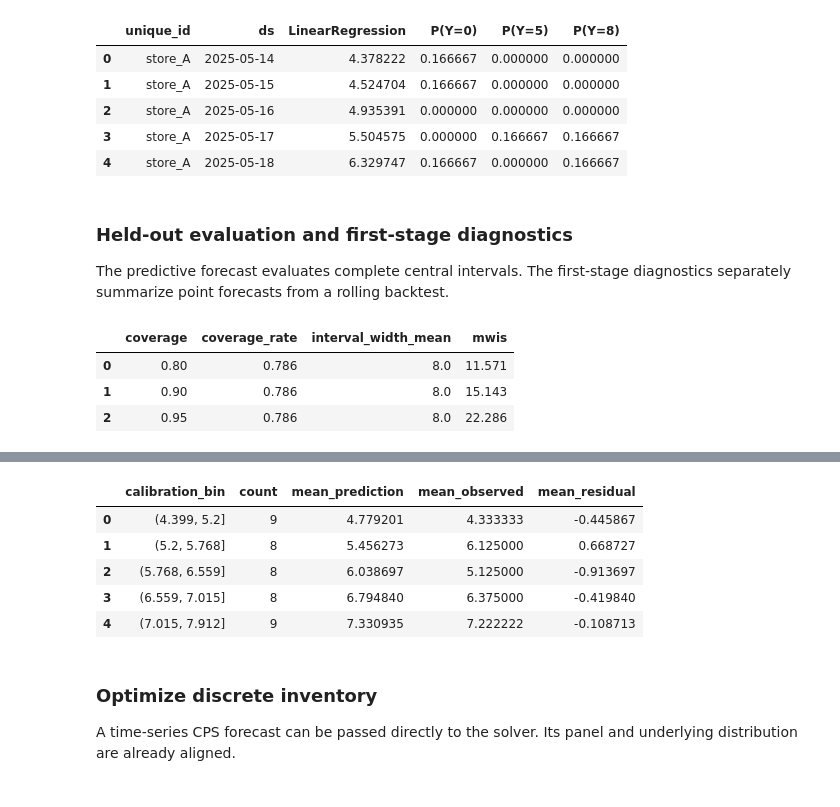
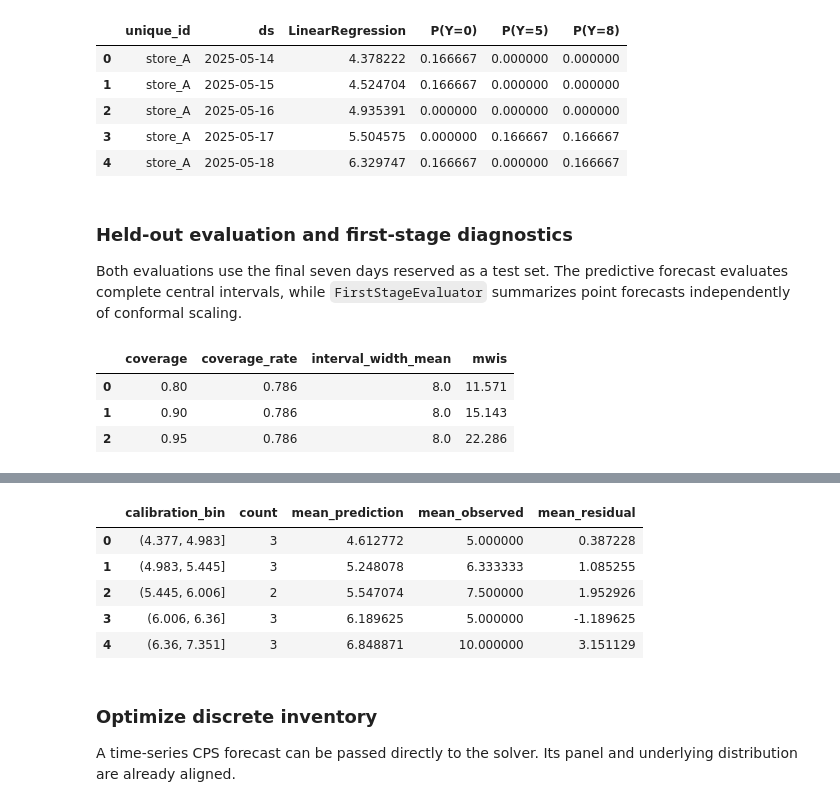
Before and after one commit to heylucasleao/tinyconformal, a Jupyter notebook: examples/series/cps.ipynb, the cells around one changed output, grey strips where cells are left out. Saved outputs shown, nothing was run; the diff lists cells and outputs as text; code cells hidden in the pictures.

```diff
--- a/examples/series/cps.ipynb
+++ b/examples/series/cps.ipynb
@@ -107,19 +107,23 @@ count_forecast.pmf([0, 5, 8]).head()
 # %% [markdown]
 ### Held-out evaluation and first-stage diagnostics
 
-The predictive forecast evaluates complete central intervals. The first-stage diagnostics separately summarize point forecasts from a rolling backtest.
+Both evaluations use the final seven days reserved as a test set. The predictive forecast evaluates complete central intervals, while `FirstStageEvaluator` summarizes point forecasts independently of conformal scaling.
 # %%
-count_observed = count_test.sort_values(["unique_id", "ds"])["y"].to_numpy()
+count_test = count_test.sort_values(["unique_id", "ds"]).reset_index(drop=True)
+count_observed = count_test["y"].to_numpy()
 display(count_forecast.evaluate(count_observed, coverages=[0.80, 0.90, 0.95]))
 
-count_backtest = count_learner.cross_validation(
-    count_train, n_windows=3, h=horizon, static_features=[]
+count_first_stage_test = count_forecast.to_frame().merge(
+    count_test[["unique_id", "ds", "y"]],
+    on=["unique_id", "ds"],
+    how="inner",
+    validate="one_to_one",
 )
 display(FirstStageEvaluator.evaluate(
-    count_backtest, prediction_col="LinearRegression", time_col="ds", id_col="unique_id"
+    count_first_stage_test, prediction_col="LinearRegression"
 ) )
 FirstStageEvaluator.calibration_table(
-    count_backtest, prediction_col="LinearRegression", n_bins=5
+    count_first_stage_test, prediction_col="LinearRegression", n_bins=5
 )
 # %% [output]
 |  | coverage | coverage_rate | interval_width_mean | mwis |
@@ -131,9 +135,9 @@ FirstStageEvaluator.calibration_table(
 |  | calibration_bin | count | mean_prediction | mean_observed | mean_residual |
-| 0 | (4.399, 5.2] | 9 | 4.779201 | 4.333333 | -0.445867 |
-| 1 | (5.2, 5.768] | 8 | 5.456273 | 6.125000 | 0.668727 |
-| 2 | (5.768, 6.559] | 8 | 6.038697 | 5.125000 | -0.913697 |
-| 3 | (6.559, 7.015] | 8 | 6.794840 | 6.375000 | -0.419840 |
-| 4 | (7.015, 7.912] | 9 | 7.330935 | 7.222222 | -0.108713 |
+| 0 | (4.377, 4.983] | 3 | 4.612772 | 5.000000 | 0.387228 |
+| 1 | (4.983, 5.445] | 3 | 5.248078 | 6.333333 | 1.085255 |
+| 2 | (5.445, 6.006] | 2 | 5.547074 | 7.500000 | 1.952926 |
+| 3 | (6.006, 6.36] | 3 | 6.189625 | 5.000000 | -1.189625 |
+| 4 | (6.36, 7.351] | 3 | 6.848871 | 10.000000 | 3.151129 |
 # %% [markdown]
 ### Optimize discrete inventory
 
```
Also changed, not shown: parts of 3 cells of this notebook, 1 other file.
